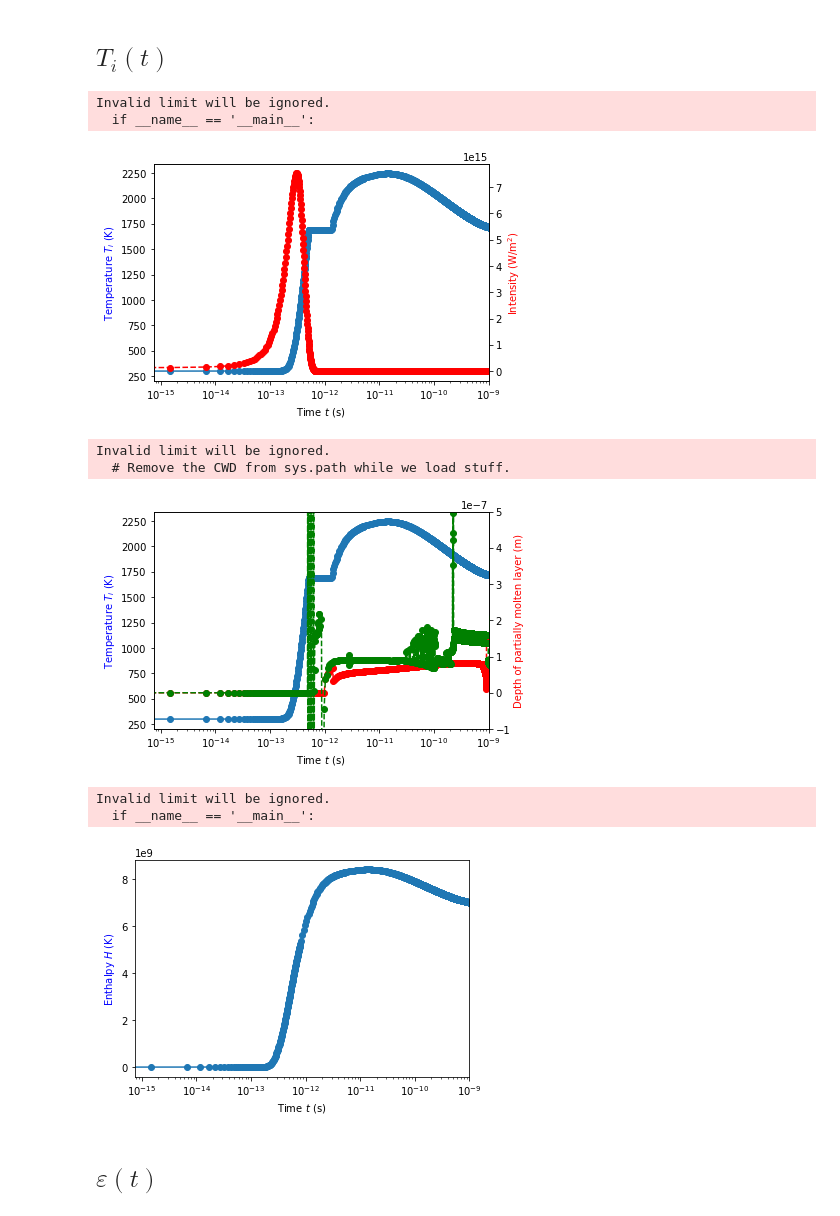
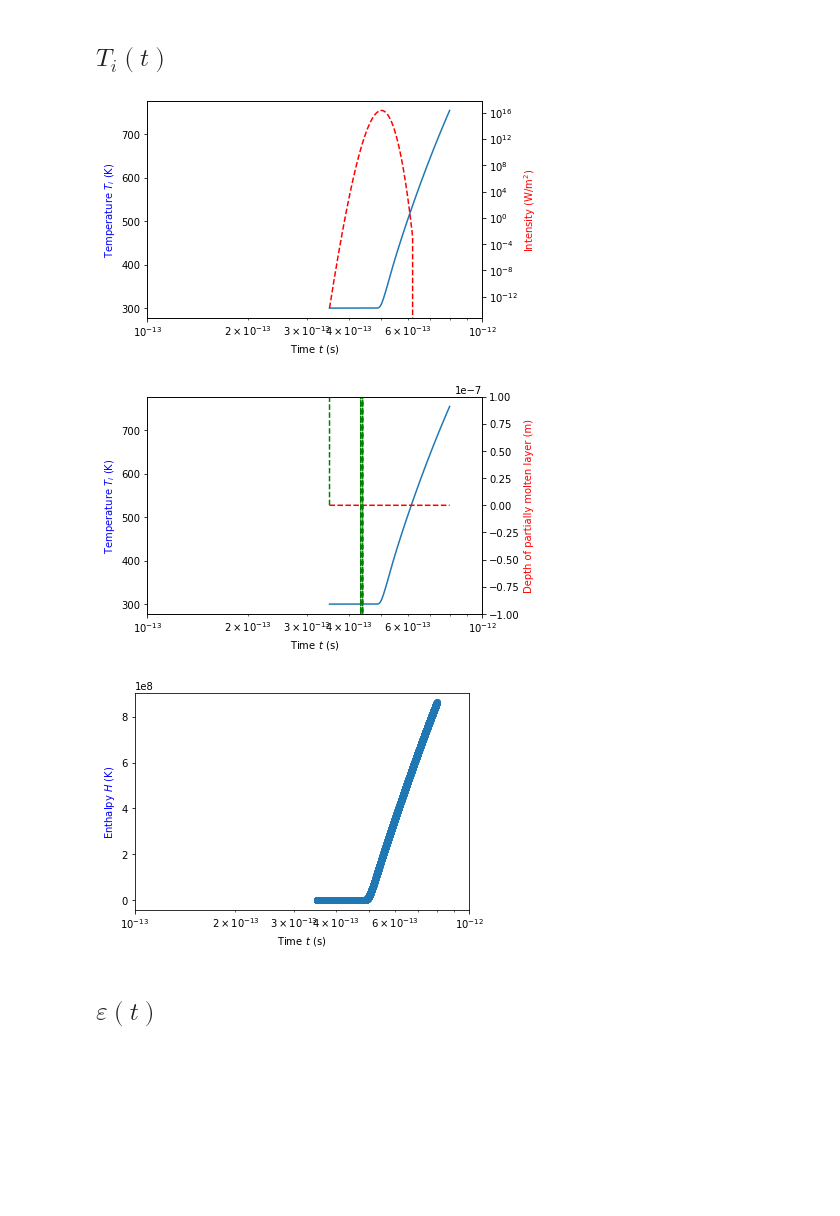
Before and after one commit to tjyderrien/octopus-quantumlap, a Jupyter notebook: Maths/Tibo-biatrisrv/Flirt/Flirt-ResultAnalysis.ipynb, the cells around one changed output. Cells and saved outputs as stored; diff of their text form; code cells hidden in the pictures; blank space fills up the shorter version.

```diff
--- a/Maths/Tibo-biatrisrv/Flirt/Flirt-ResultAnalysis.ipynb
+++ b/Maths/Tibo-biatrisrv/Flirt/Flirt-ResultAnalysis.ipynb
@@ -8,7 +8,7 @@ import numpy as np
 FlirtSources=os.environ["FlirtHome"]
 FlirtData=os.environ["FlirtHome"]
 
-delay=300e-15
+delay=5E-13
 # %%
 print(FlirtSources, FlirtData)
 # %% [output]
@@ -64,7 +68,7 @@ Main0-12.vtk    Plasmon0.dat
 # %% [markdown]
 # Loading data
 # %%
-data=pd.read_csv("Time35.dat", sep="\t", header=0, skip_blank_lines=True)
+data=pd.read_csv("Time0.dat", sep="\t", header=0, skip_blank_lines=True)
 datafull=data
 data.describe(include="all")
 data=data.rename(columns={"#Wavelength_m": "Wavelength_m"})
@@ -92,7 +96,7 @@ dtype: object
 # Plotting
 ## Ne(t)
 # %%
-tlimmin=-0.25e-12; tlimmax=100E-11
+tlimmin=1E-13; tlimmax=1E-12
 # %%
 plt.figure()
 ax1=plt.subplot(111)
@@ -132,37 +132,33 @@ Invalid limit will be ignored.
 # %%
 plt.figure()
 ax1=plt.subplot(111)
-ax1.semilogx(data.Time_s+delay, data.Ti_K, '-o')
+ax1.semilogx(data.Time_s+delay, data.Ti_K, '-')
 plt.ylabel(r"Temperature $T_i$ (K)", color="blue")
 ax12 = ax1.twinx()
-ax12.semilogx(data.Time_s+delay, data.Intensity_Wm2, 'r--o')
+ax12.loglog(data.Time_s+delay, data.Intensity_Wm2, 'r--')
 ax1.set_xlabel(r"Time $t$ (s)")
 ax12.set_ylabel(r"Intensity (W/m$^{2}$)", color="red")
 plt.xlim([tlimmin,tlimmax])
 plt.savefig("Time-Ti.eps")
 plt.show()
 # %% [output]
-Invalid limit will be ignored.
-  if __name__ == '__main__':
-[figure, old version]
+[figure, new version]
 # %%
 plt.figure()
 ax1=plt.subplot(111)
-ax1.plot(data.Time_s+delay, data.Ti_K, '-o')
+ax1.plot(data.Time_s+delay, data.Ti_K, '-')
 plt.ylabel(r"Temperature $T_i$ (K)", color="blue")
 ax12 = ax1.twinx()
-ax12.semilogx(data.Time_s+delay, data.zMaxLiquid_m, 'r--o')
-ax12.semilogx(data.Time_s+delay, data.zMaxLiquidMixture_m, 'g--o')
+ax12.semilogx(data.Time_s+delay, data.zMaxLiquid_m, 'r--')
+ax12.semilogx(data.Time_s+delay, data.zMaxLiquidMixture_m, 'g--')
 ax1.set_xlabel(r"Time $t$ (s)")
 ax12.set_ylabel(r"Depth of partially molten layer (m)", color="red")
 plt.xlim([tlimmin,tlimmax])
-ax12.set_ylim([-100E-9,500e-9])
+ax12.set_ylim([-100E-9,100e-9])
 plt.savefig("Time-SolidLiquidDepth.eps")
 plt.show()
 # %% [output]
-Invalid limit will be ignored.
-  # Remove the CWD from sys.path while we load stuff.
-[figure, old version]
+[figure, new version]
 # %%
 plt.figure()
 ax1=plt.subplot(111)
@@ -176,9 +172,7 @@ plt.xlim([tlimmin,tlimmax])
 plt.savefig("Time-Enthalpy.eps")
 plt.show()
 # %% [output]
-Invalid limit will be ignored.
-  if __name__ == '__main__':
-[figure, old version]
+[figure, new version]
 # %% [markdown]
 ## $\varepsilon(t)$
 # %%
```
Also changed, not shown: parts of 42 cells of this notebook, 9 other files.
